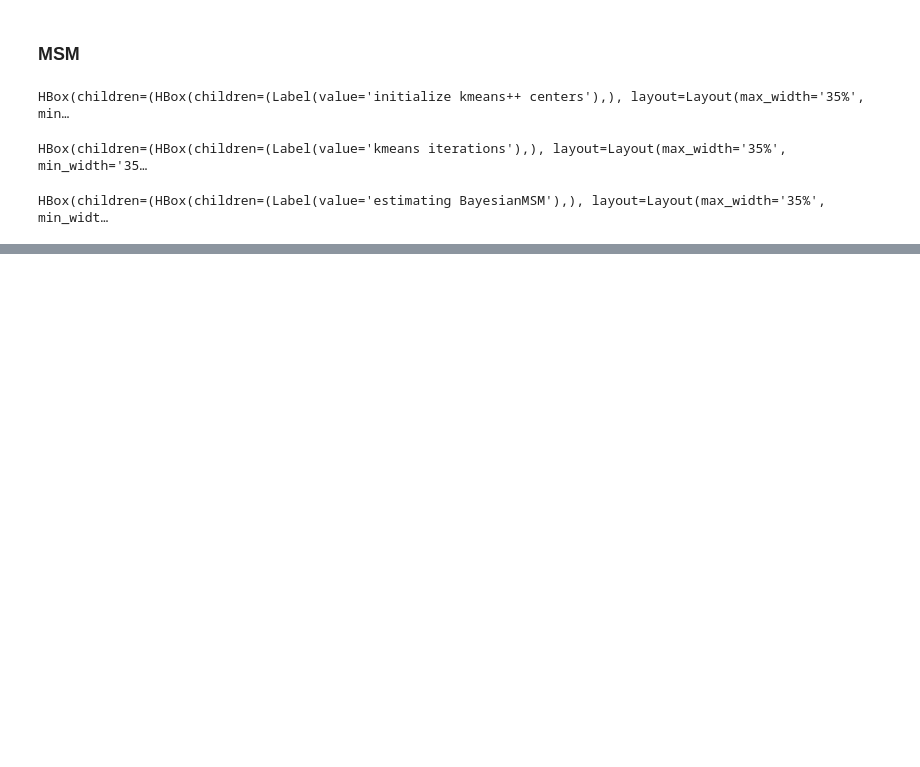
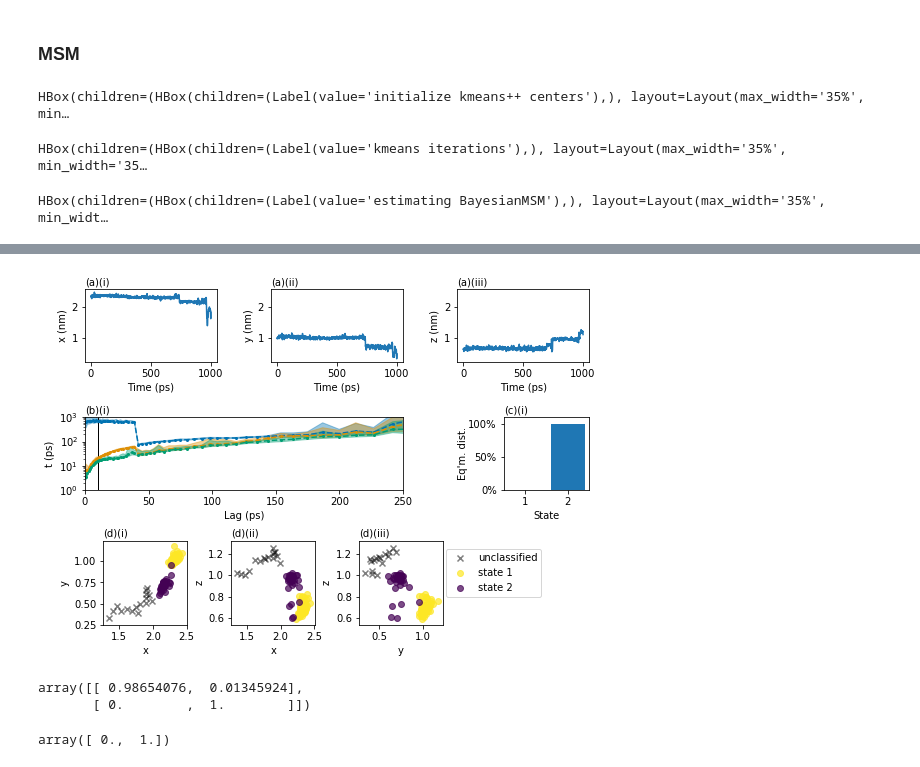
Before and after one commit to RobertArbon/water_diffusion, a Jupyter notebook: classification_explanation.ipynb, the cells around one changed output, grey strips where cells are left out. Drawn from its saved outputs; the diff is of its cells as text; code cells hidden in the pictures; blank space fills up the shorter version.

```diff
--- a/classification_explanation.ipynb
+++ b/classification_explanation.ipynb
@@ -244,0 +255,39 @@ np.arange()
+# %%
+def plot_xyz(ax, xyz):
+    axis=['x', 'y', 'z']
+    labels=['i', 'ii', 'iii']
+    stride = 10
+    t = np.arange(xyz.shape[0])*dt_ps
+    for i in range(len(axis)):
+        ax[i].plot(t[::stride], xyz[::stride, i])
+
+        ax[i].set_ylabel('{} (nm)'.format(axis[i]))
+        ax[i].set_xlabel('Time (ps)')
+        ax[i].annotate(s='(a)({})'.format(labels[i]), xy=label_coord, xycoords='axes fraction')
+# %%
+# with sns.plotting_context('paper', font_scale=1):
+scale=7/6
+fig = plt.figure(figsize=(6*scale, 4*scale))
+
+gs1 = gridspec.GridSpec(2, 11, figure=fig,  left=0, right=1, bottom=0.4, top=1,hspace=0.75)
+
+ax_xyzs = [fig.add_subplot(gs1[0, 4*i:4*i+3]) for i in range(1)]
+ax_xyzs = ax_xyzs + [fig.add_subplot(gs1[0, 4*i:4*i+3], sharex=ax_xyzs[0], sharey=ax_xyzs[0]) for i in range(1,3)]
+
+ax_its = fig.add_subplot(gs1[1, :7])
+ax_tm = fig.add_subplot(gs1[1, 9:11])
+
+gs2 = gridspec.GridSpec(1, 12, figure=fig, left=0, right=1, bottom=0, top=0.25)
+ax_projs = [fig.add_subplot(gs2[0, 3*i:3*i+3]) for i in range(1)]
+ax_projs = ax_projs + [fig.add_subplot(gs2[0, 3*i:3*i+3]) for i in range(1,3)]
+ax_projs = ax_projs + [fig.add_subplot(gs2[0, 9:11])]
+
+plot_xyz(ax_xyzs, traj_split[idx])
+plot_its(ax_its, its)
+plot_projections(ax_projs, hmm10, dtrajs_obj)
+plot_matrix(ax_tm, hmm10)
+# gs1.tight_layout(fig)
+# gs2.tight_layout(fig, w_pad=2)
+plt.savefig('images/classification-idx-{}.png'.format(idx), bbox_inches='tight', dpi=450)
+# %% [output]
+[figure, added]
@@ -244,0 +296,9 @@ np.arange()
+# %%
+hmm10.transition_matrix
+# %% [output]
+array([[ 0.98654076,  0.01345924],
+       [ 0.        ,  1.        ]])
+# %%
+hmm10.pi
+# %% [output]
+array([ 0.,  1.])
```
Also changed, not shown: parts of 13 cells of this notebook, 3 other files.
